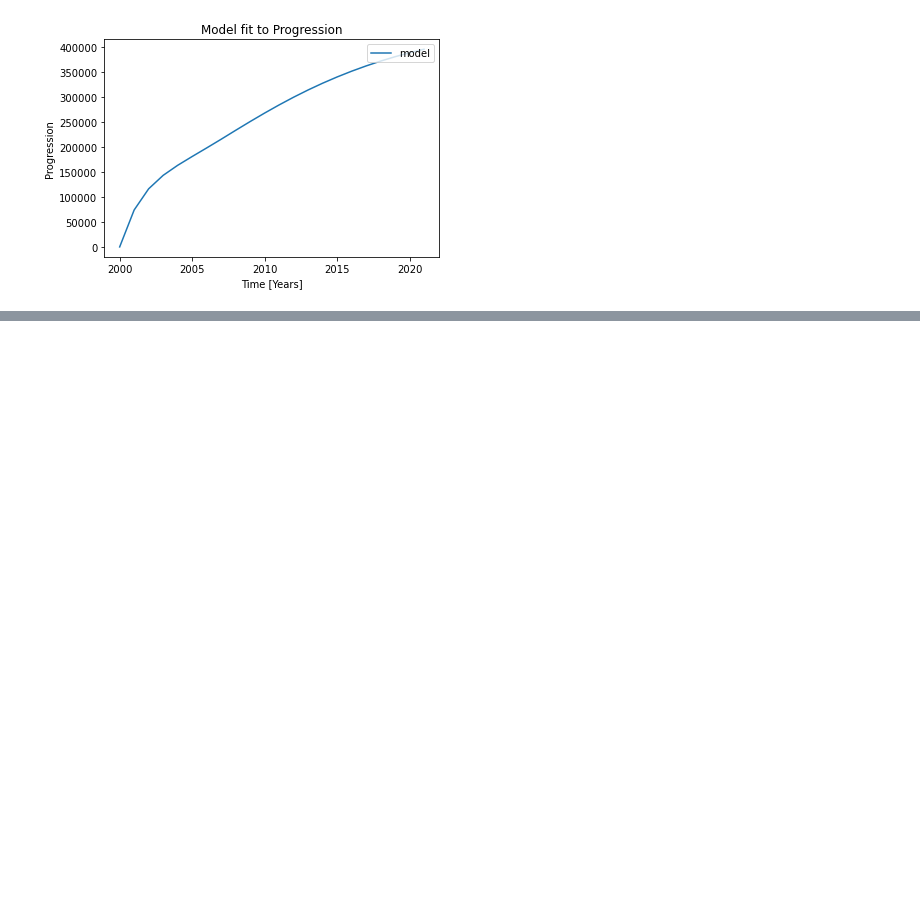
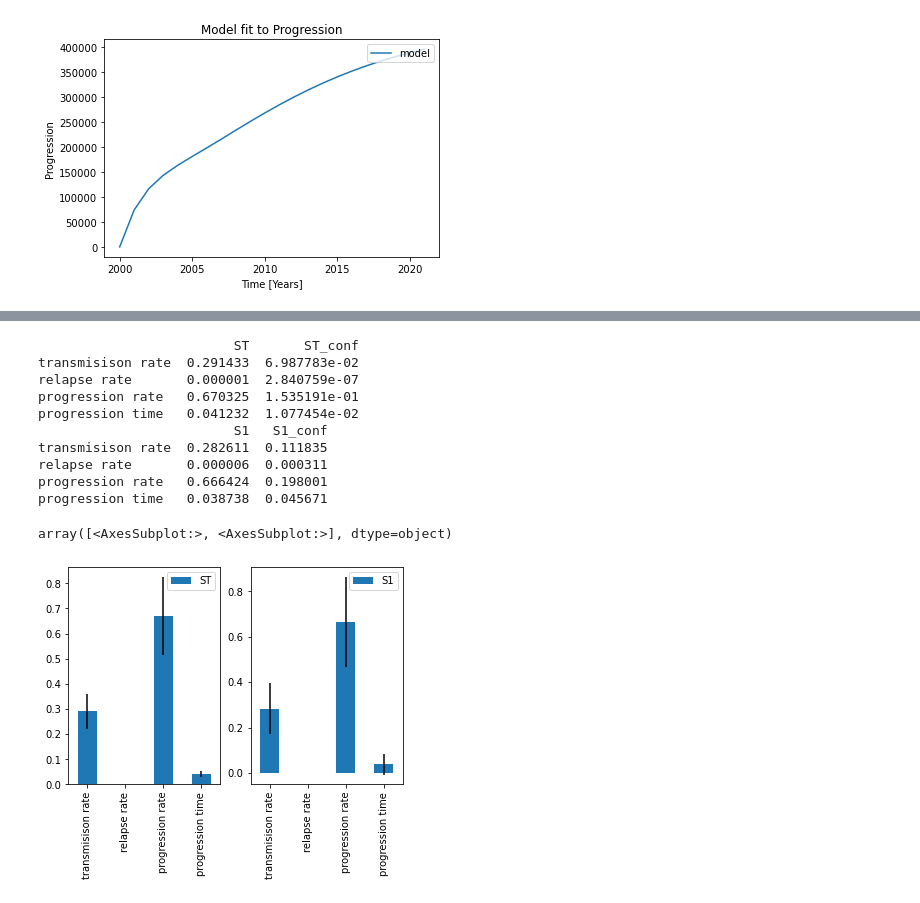
Before and after one commit to adenooy2/MSc-Thesis, a Jupyter notebook: model/transmission/Sensitivity Analysis.ipynb, the cells around one changed output, grey strips where cells are left out. Saved outputs shown, nothing was run; the diff lists cells and outputs as text; code cells hidden in the pictures; blank space fills up the shorter version.

Commit message:
Code setup - Sobel indices

```diff
--- a/model/transmission/Sensitivity Analysis.ipynb
+++ b/model/transmission/Sensitivity Analysis.ipynb
@@ -44,0 +51,56 @@ plt.legend(loc='upper right')
+# %%
+# define problem for determining the sensitivity indices using SALib
+
+observable = "progression"
+parameter1 = 'transmission rate'
+parameter2 = 'relapse rate'
+parameter3="progression rate"
+parameter4 = 'progression time'
+
+
+
+
+problem1 = {
+    'num_vars': 4,
+    'names': ['transmisison rate', 'relapse rate','progression rate','progression time'],
+    'bounds': [[0.331,0.405],
+               [0.0036, 0.0044],
+               [0.141,0.171],
+               [3.5694,4.3636]]
+}
+
+# calculate sample points used for sensitivity analysis
+param_values = saltelli.sample(problem1, 128, calc_second_order=False)
+# %%
+#Progression time poitn 2005
+# array for observable values
+Y = np.zeros([param_values.shape[0]])
+
+# loop through all parameter combinations in the sample
+for i, X in enumerate(param_values):
+    param1_val, param2_val,param3_val,param4_val = X
+
+    # store observable value at this parameter combination
+    # again, we want to ignore warnings
+    with warnings.catch_warnings():
+        warnings.filterwarnings('ignore')
+        Y[i] = model_cal.run(params={parameter1: param1_val, parameter2: param2_val,parameter3: param3_val,parameter4: param4_val},
+                         return_timestamps=[2005],
+                         return_columns=[observable]).loc[2005, observable]
+
+# perform calculation of sensitivity indices for 2005
+Si = sobol.analyze(problem, Y, calc_second_order=False, print_to_console=True)
+Si.plot()
+# %% [output]
+                         ST       ST_conf
+transmisison rate  0.291433  6.987783e-02
+relapse rate       0.000001  2.840759e-07
+progression rate   0.670325  1.535191e-01
+progression time   0.041232  1.077454e-02
+                         S1   S1_conf
+transmisison rate  0.282611  0.111835
+relapse rate       0.000006  0.000311
+progression rate   0.666424  0.198001
+progression time   0.038738  0.045671
+array([<AxesSubplot:>, <AxesSubplot:>], dtype=object)
+[figure, added]
```
Also changed, not shown: parts of 11 cells of this notebook, 12 other files.
